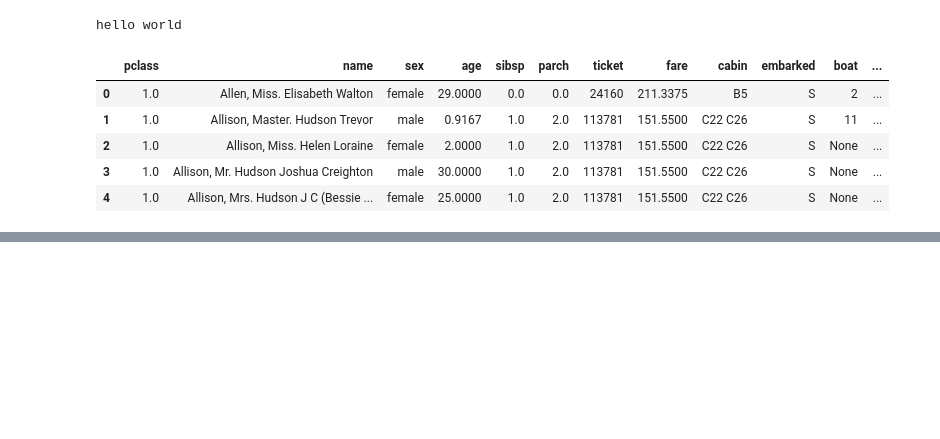
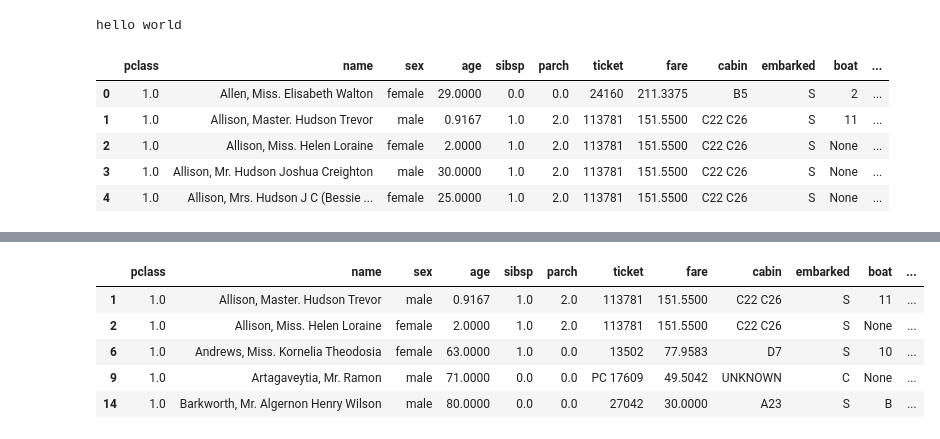
Before and after one commit to niroshsuthagar-QA/20260721---DE5M4, a Jupyter notebook: Day 3/day3.ipynb, the cells around one changed output, grey strips where cells are left out. Drawn from its saved outputs; the diff is of its cells as text; code cells hidden in the pictures; blank space fills up the shorter version.

```diff
--- a/Day 3/day3.ipynb
+++ b/Day 3/day3.ipynb
@@ -20,0 +115,23 @@ data.head()
+# %%
+# working out the outliers
+
+def outlierCheck(df, colName):
+    q1 = df[colName].quantile(0.25)
+    q3 = df[colName].quantile(0.75)
+
+    IQR = q3-q1
+
+    #Filtering the outliers
+    outlierDF = df.loc[(df[colName] < (q1-1.5*IQR)) | (df[colName] > (q3 + 1.5*IQR))]
+
+    return outlierDF
+# %%
+outliers = outlierCheck(df=data, colName = 'age')
+outliers.head()
+# %% [output]
+|  | pclass | name | sex | age | sibsp | parch | ticket | fare | cabin | embarked | boat | ... |
+| 1 | 1.0 | Allison, Master. Hudson Trevor | male | 0.9167 | 1.0 | 2.0 | 113781 | 151.5500 | C22 C26 | S | 11 | ... |
+| 2 | 1.0 | Allison, Miss. Helen Loraine | female | 2.0000 | 1.0 | 2.0 | 113781 | 151.5500 | C22 C26 | S | None | ... |
+| 6 | 1.0 | Andrews, Miss. Kornelia Theodosia | female | 63.0000 | 1.0 | 0.0 | 13502 | 77.9583 | D7 | S | 10 | ... |
+| 9 | 1.0 | Artagaveytia, Mr. Ramon | male | 71.0000 | 0.0 | 0.0 | PC 17609 | 49.5042 | UNKNOWN | C | None | ... |
+| 14 | 1.0 | Barkworth, Mr. Algernon Henry Wilson | male | 80.0000 | 0.0 | 0.0 | 27042 | 30.0000 | A23 | S | B | ... |
```
Also changed, not shown: parts of 11 cells of this notebook.
